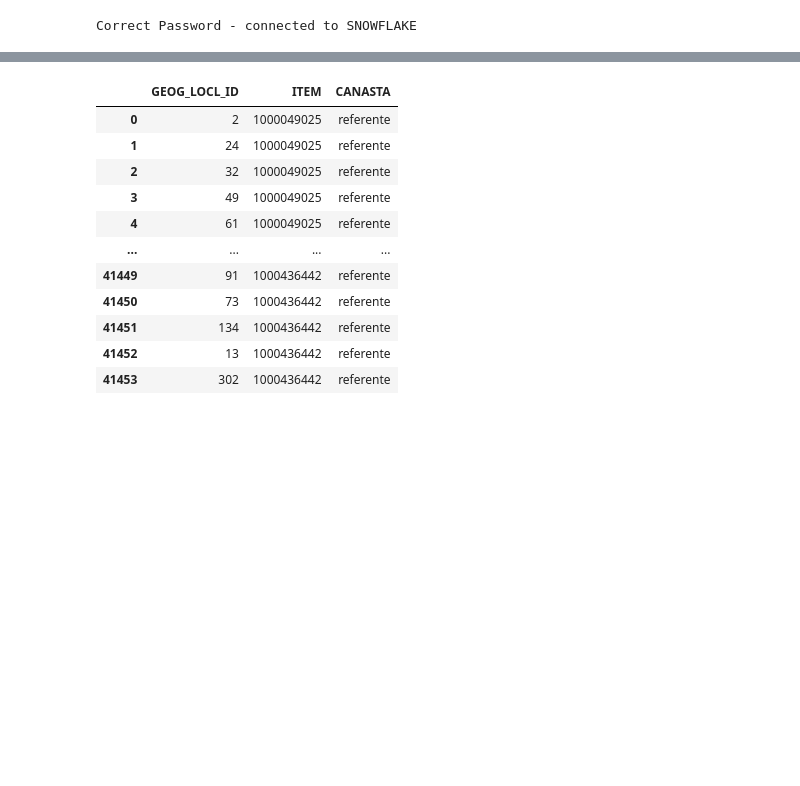
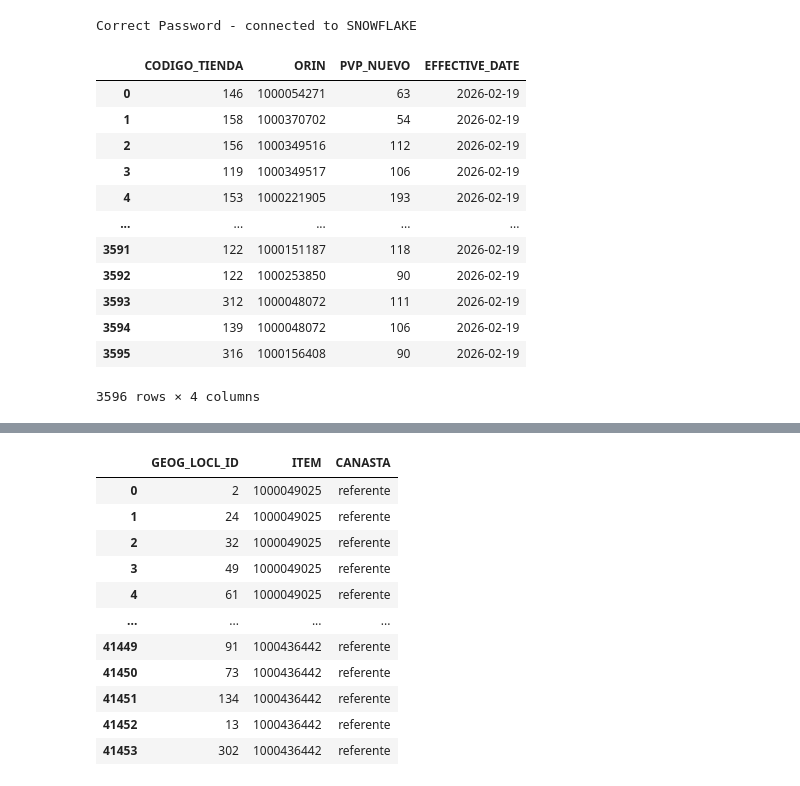
Before and after one commit to TataMarcos/Proyectos_Streamlit, a Jupyter notebook: Pricing/pruebas.ipynb, the cells around one changed output, grey strips where cells are left out. Drawn from its saved outputs; the diff is of its cells as text; code cells hidden in the pictures; blank space fills up the shorter version.

```diff
--- a/Pricing/pruebas.ipynb
+++ b/Pricing/pruebas.ipynb
@@ -26,3 +26,25 @@ Intento 1
 
     streamlit run c:\Users\marcos.larran\AppData\Local\anaconda3\Lib\site-packages\ipykernel_launcher.py [ARGUMENTS]
 Correct Password - connected to SNOWFLAKE
+# %%
+df = pd.read_excel('C:/Users/marcos.larran/Downloads/MP.xlsx')
+df.columns = df.columns.str.upper()
+df = df[['CODIGO_TIENDA', 'ORIN', 'PVP_NUEVO', 'EFFECTIVE_DATE']]
+df['CODIGO_TIENDA'] = df['CODIGO_TIENDA'].astype('int64')
+df['ORIN'] = df['ORIN'].astype('int64').astype('str')
+df['PVP_NUEVO'] = df['PVP_NUEVO'].astype('int64')
+df
+# %% [output]
+|  | CODIGO_TIENDA | ORIN | PVP_NUEVO | EFFECTIVE_DATE |
+| 0 | 146 | 1000054271 | 63 | 2026-02-19 |
+| 1 | 158 | 1000370702 | 54 | 2026-02-19 |
+| 2 | 156 | 1000349516 | 112 | 2026-02-19 |
+| 3 | 119 | 1000349517 | 106 | 2026-02-19 |
+| 4 | 153 | 1000221905 | 193 | 2026-02-19 |
+| ... | ... | ... | ... | ... |
+| 3591 | 122 | 1000151187 | 118 | 2026-02-19 |
+| 3592 | 122 | 1000253850 | 90 | 2026-02-19 |
+| 3593 | 312 | 1000048072 | 111 | 2026-02-19 |
+| 3594 | 139 | 1000048072 | 106 | 2026-02-19 |
+| 3595 | 316 | 1000156408 | 90 | 2026-02-19 |
+3596 rows × 4 columns
```
Also changed, not shown: parts of 2 cells of this notebook, 1 other file.
